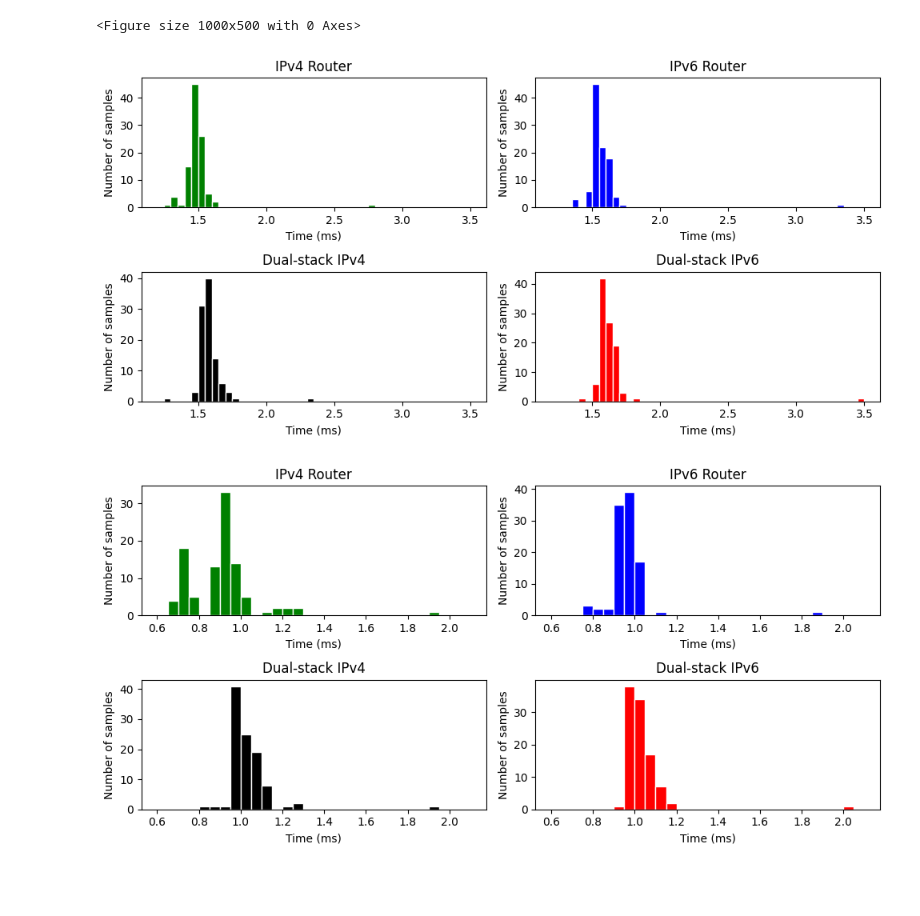
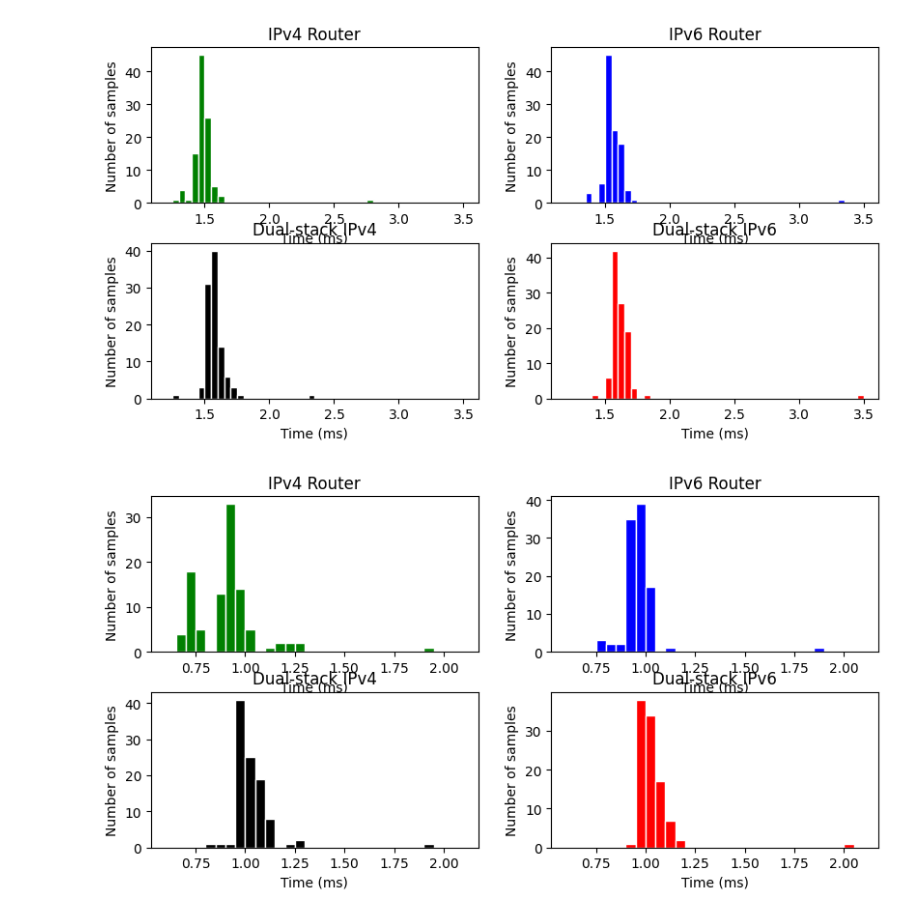
Before and after one commit to elliev7/partii_dissertation, a Jupyter notebook: figures/figures.ipynb, the cells around one changed output. Drawn from its saved outputs; the diff is of its cells as text; code cells hidden in the pictures; blank space fills up the shorter version.

```diff
--- a/figures/figures.ipynb
+++ b/figures/figures.ipynb
@@ -108,36 +222,33 @@ ds_ip6_hr_cc = [2.02, 1.95, 1.87, 1.81, 1.78,
 # %%
-plt.figure(figsize=(10, 5))
-
-fig, axs = plt.subplots(2, 2, figsize=(10, 5))
+fig, axs = plt.subplots(2, 2, figsize=(10, 5), constrained_layout=True)
 
 axs[0,0].set_title('IPv4 Router')
 axs[0,0].hist(r4_ip4_hh, bins=46, range=(1.2, 3.5), color='green', edgecolor='white')
 axs[0,0].set_xlabel('Time (ms)')
 axs[0,0].set_ylabel('Number of samples')
 
 axs[0,1].set_title('IPv6 Router')
 axs[0,1].hist(r6_ip6_hh, bins=46, range=(1.2, 3.5), color='blue', edgecolor='white')
 axs[0,1].set_xlabel('Time (ms)')
 axs[0,1].set_ylabel('Number of samples')
 
 axs[1,0].set_title('Dual-stack IPv4')
 axs[1,0].hist(ds_ip4_hh, bins=46, range=(1.2, 3.5), color='black', edgecolor='white')
 axs[1,0].set_xlabel('Time (ms)')
 axs[1,0].set_ylabel('Number of samples')
 
 axs[1,1].set_title('Dual-stack IPv6')
 axs[1,1].hist(ds_ip6_hh, bins=46, range=(1.2, 3.5), color='red', edgecolor='white')
 axs[1,1].set_xlabel('Time (ms)')
 axs[1,1].set_ylabel('Number of samples')
 
 plt.savefig('Ping_HH.png')
 plt.tight_layout()
 plt.show()
 # %% [output]
-<Figure size 1000x500 with 0 Axes>
-[figure, old version]
+[figure, new version]
 # %%
-fig, axs = plt.subplots(2, 2, figsize=(10, 5))
+fig, axs = plt.subplots(2, 2, figsize=(10, 5), constrained_layout=True)
 
 axs[0,0].set_title('IPv4 Router')
 axs[0,0].hist(r4_ip4_hr, bins=30, range=(0.6, 2.1), color='green', edgecolor='white')
@@ -163,5 +274,5 @@ plt.savefig('Ping_HR.png')
 plt.tight_layout()
 plt.show()
 # %% [output]
-[figure, old version]
+[figure, new version]
 # %%
```
Also changed, not shown: parts of 6 cells of this notebook, 4 other files.
